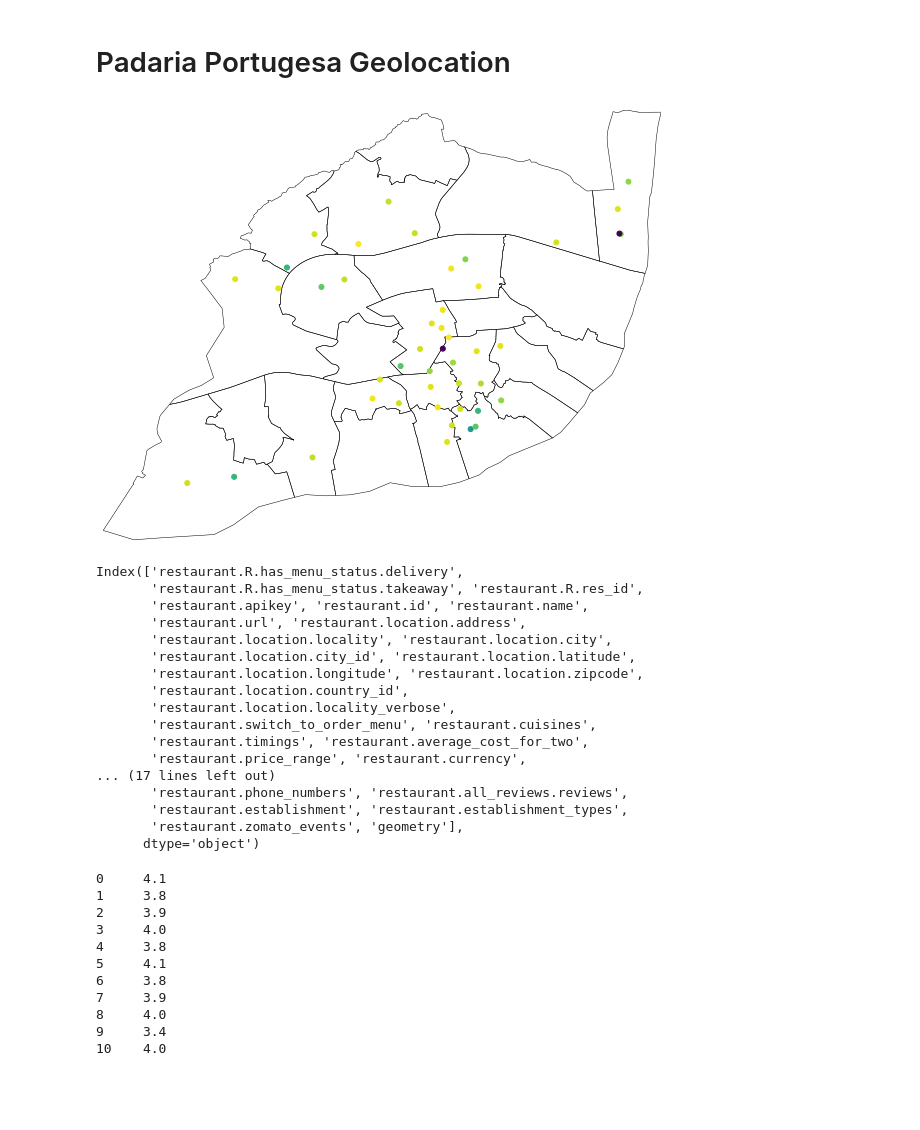
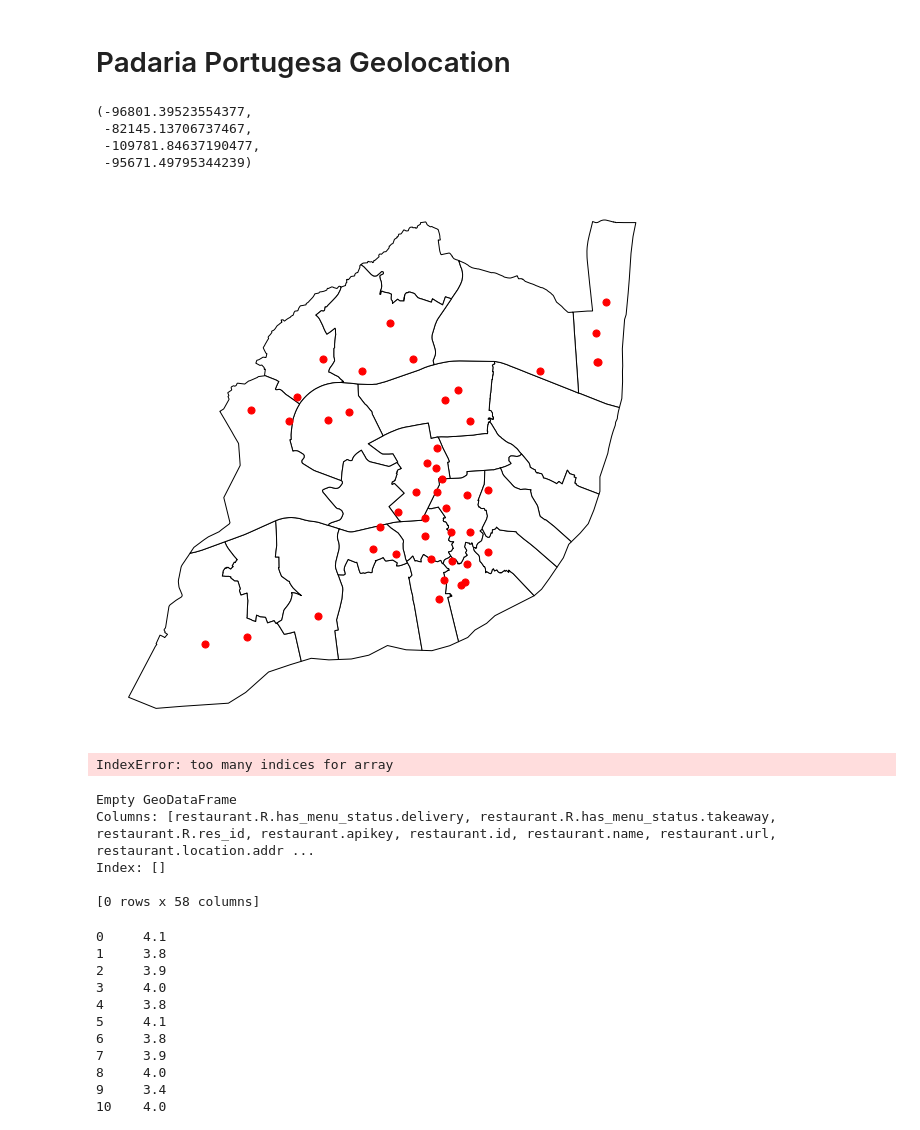
Before and after one commit to ricardozacarias/padarias, a Jupyter notebook: padarias.ipynb, the cells around one changed output. Saved outputs shown, nothing was run; the diff lists cells and outputs as text; code cells hidden in the pictures; blank space fills up the shorter version.

```diff
--- a/padarias.ipynb
+++ b/padarias.ipynb
@@ -9,42 +11,42 @@ import geoplot as gplt
 # %%
-freguesias = gp.read_file('data/freguesias.shp')
+# change projection to meters
+freguesias = gp.read_file('data/freguesias.shp').to_crs('EPSG:3763')
 padarias = pd.read_csv('data/padarias.csv', index_col=0)
 # %%
 freguesias = freguesias[['NOME', 'AREA_M2', 'geometry']]
 # %%
 points = gp.GeoDataFrame(padarias, geometry=gp.points_from_xy(padarias['restaurant.location.longitude'], padarias['restaurant.location.latitude']))
+points.crs = {'init' :'epsg:4326'}
+
+points = points.to_crs('EPSG:3763')
 # %%
 # get exterior of multipolygons
 exterior = freguesias.unary_union
 
 # remove points outside the city
 points = points[points.geometry.within(exterior)]
 
 # plot figure to see input data
-ax = gplt.polyplot(freguesias, figsize=(10, 10), lw= .5, facecolor= 'none', edgecolor='k', alpha=1);
-gplt.pointplot(points, ax=ax, extent=freguesias.total_bounds, hue='restaurant.user_rating.aggregate_rating');
+#ax = gplt.polyplot(freguesias, figsize=(10, 10), lw= .5, facecolor= 'none', edgecolor='k', alpha=1, projection=gcrs.Mercator());
+
+base = freguesias.plot(figsize=(10, 10), color='white', edgecolor='black')
+points.plot(ax=base, marker='o', color='red', markersize=50)
+base.axis('off')
 # %% [output]
+(-96801.39523554377,
+ -82145.13706737467,
+ -109781.84637190477,
+ -95671.49795344239)
-[figure, old version]
+[figure, new version]
 # %%
-points.columns
+points
 # %% [output]
-Index(['restaurant.R.has_menu_status.delivery',
-       'restaurant.R.has_menu_status.takeaway', 'restaurant.R.res_id',
-       'restaurant.apikey', 'restaurant.id', 'restaurant.name',
-       'restaurant.url', 'restaurant.location.address',
-       'restaurant.location.locality', 'restaurant.location.city',
-       'restaurant.location.city_id', 'restaurant.location.latitude',
-       'restaurant.location.longitude', 'restaurant.location.zipcode',
-       'restaurant.location.country_id',
-       'restaurant.location.locality_verbose',
-       'restaurant.switch_to_order_menu', 'restaurant.cuisines',
-       'restaurant.timings', 'restaurant.average_cost_for_two',
-       'restaurant.price_range', 'restaurant.currency',
-... (17 lines left out)
-       'restaurant.phone_numbers', 'restaurant.all_reviews.reviews',
-       'restaurant.establishment', 'restaurant.establishment_types',
-       'restaurant.zomato_events', 'geometry'],
-      dtype='object')
+IndexError: too many indices for array
+Empty GeoDataFrame
+Columns: [restaurant.R.has_menu_status.delivery, restaurant.R.has_menu_status.takeaway, restaurant.R.res_id, restaurant.apikey, restaurant.id, restaurant.name, restaurant.url, restaurant.location.addr ...
+Index: []
+
+[0 rows x 58 columns]
 # %%
 points['restaurant.user_rating.aggregate_rating']
 # %% [output]
```
Also changed, not shown: parts of 4 cells of this notebook.
